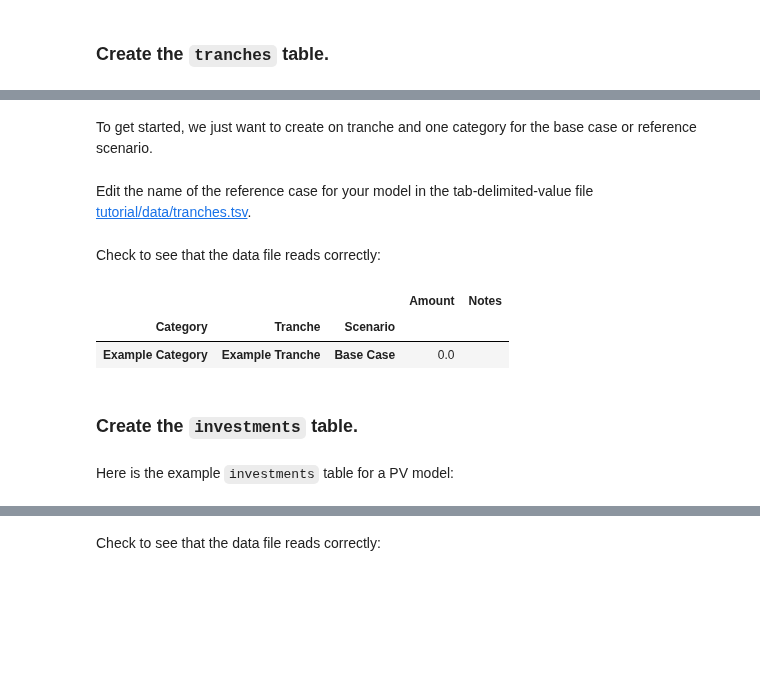
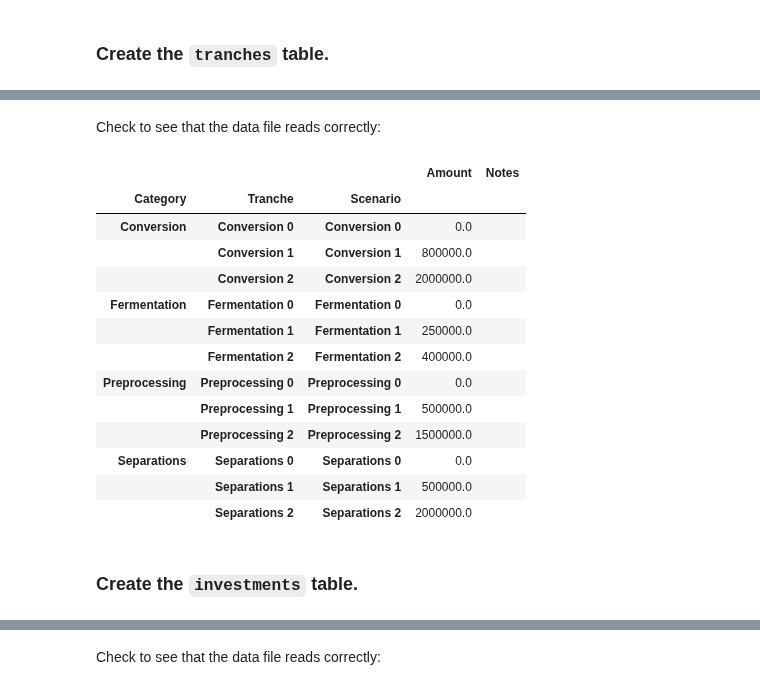
Before and after one commit to NREL/tyche, a Jupyter notebook: tutorial/tutorial-biorefinery-ex.ipynb, the cells around one changed output, grey strips where cells are left out. Saved outputs shown, nothing was run; the diff lists cells and outputs as text; code cells hidden in the pictures; blank space fills up the shorter version.

```diff
--- a/tutorial/tutorial-biorefinery-ex.ipynb
+++ b/tutorial/tutorial-biorefinery-ex.ipynb
@@ -357,17 +331,22 @@ example_investments.tranches
-# %% [markdown]
-To get started, we just want to create on tranche and one category for the base case or reference scenario.
-# %% [markdown]
-Edit the name of the reference case for your model in the tab-delimited-value file [tutorial/data/tranches.tsv](data/).
 # %% [markdown]
 Check to see that the data file reads correctly:
 # %%
-my_investments = ty.Investments("data")
+my_investments = ty.Investments("data/biorefinery_v1")
 my_investments.tranches
 # %% [output]
 |  |  |  | Amount | Notes |
 | Category | Tranche | Scenario |  |  |
-| Example Category | Example Tranche | Base Case | 0.0 |  |
+| Conversion | Conversion 0 | Conversion 0 | 0.0 |  |
+|  | Conversion 1 | Conversion 1 | 800000.0 |  |
+|  | Conversion 2 | Conversion 2 | 2000000.0 |  |
+| Fermentation | Fermentation 0 | Fermentation 0 | 0.0 |  |
+|  | Fermentation 1 | Fermentation 1 | 250000.0 |  |
+|  | Fermentation 2 | Fermentation 2 | 400000.0 |  |
+| Preprocessing | Preprocessing 0 | Preprocessing 0 | 0.0 |  |
+|  | Preprocessing 1 | Preprocessing 1 | 500000.0 |  |
+|  | Preprocessing 2 | Preprocessing 2 | 1500000.0 |  |
+| Separations | Separations 0 | Separations 0 | 0.0 |  |
+|  | Separations 1 | Separations 1 | 500000.0 |  |
+|  | Separations 2 | Separations 2 | 2000000.0 |  |
 # %% [markdown]
 ### Create the `investments` table.
-# %% [markdown]
-Here is the example `investments` table for a PV model:
```
Also changed, not shown: parts of 15 cells of this notebook, 1 other file.
